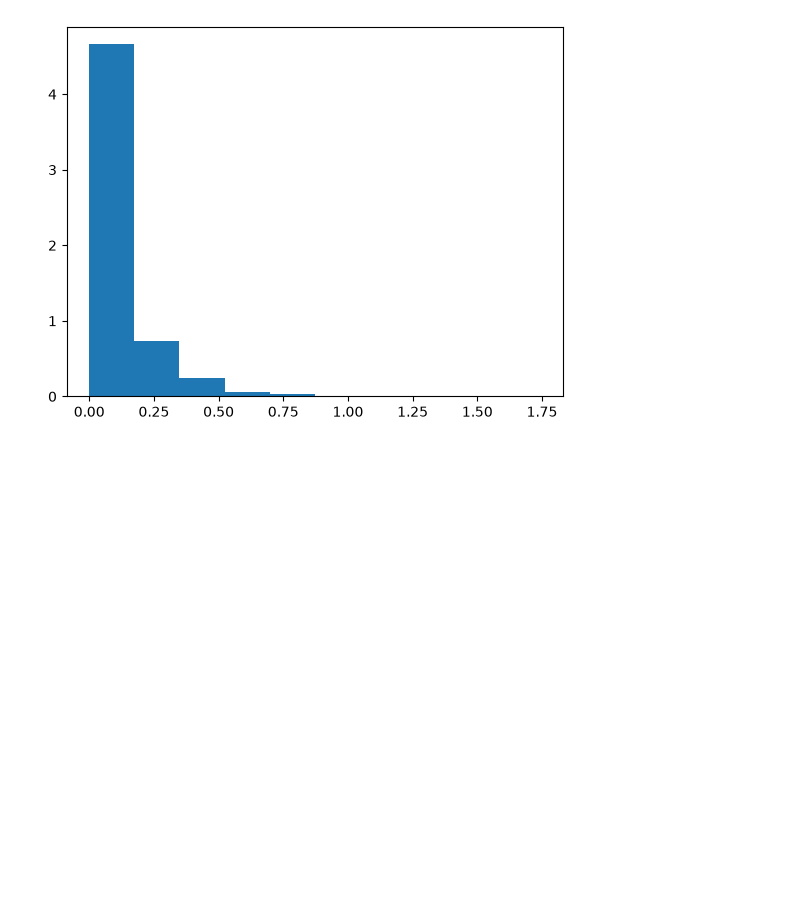
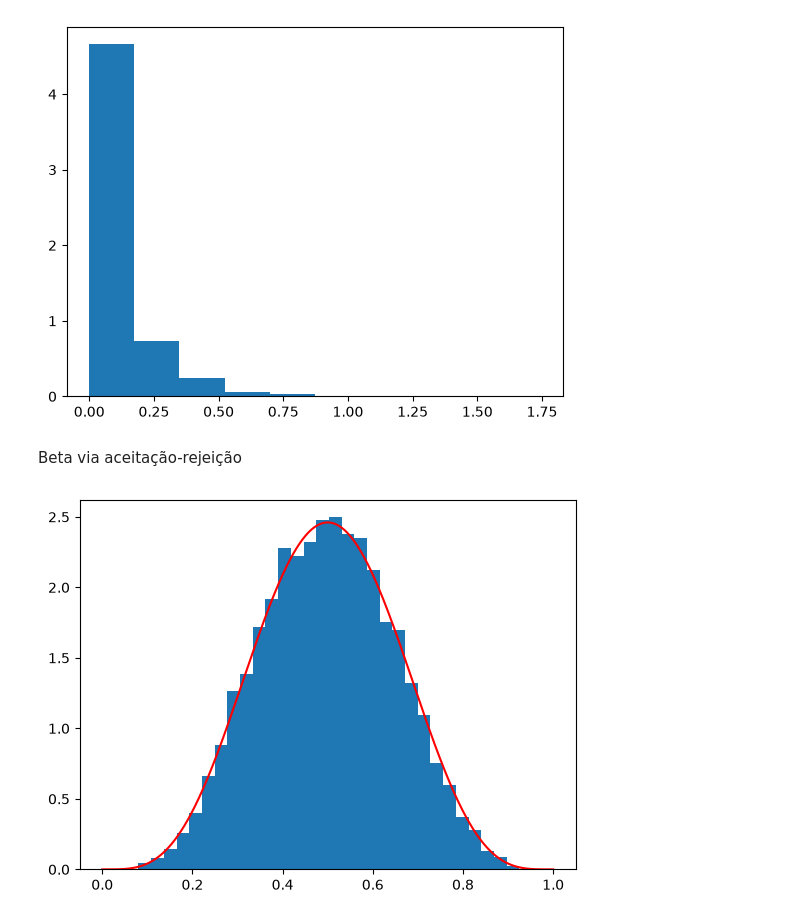
Before and after one commit to SilverPhone784/Prog-Estat, a Jupyter notebook: distribuicoes.ipynb, the cells around one changed output. Saved outputs shown, nothing was run; the diff lists cells and outputs as text; code cells hidden in the pictures; blank space fills up the shorter version.

Commit message:
Adicionada distribuição beta

```diff
--- a/distribuicoes.ipynb
+++ b/distribuicoes.ipynb
@@ -381,3 +381,37 @@ plt.hist(dados, density=True)
 plt.show()
 # %% [output]
 [figure]
+# %% [markdown]
+Beta via aceitação-rejeição
+# %%
+alpha = 5
+beta = 5
+
+def f_beta(x, alpha, beta):
+  return math.gamma(alpha + beta)/(math.gamma(alpha)*math.gamma(beta)) * x**(alpha-1) * (1-x)**(beta-1)
+
+def beta(alpha, beta, M):
+    valor = []
+    for x in np.linspace(0, 1, M):
+        valor.append(f_beta(x, alpha, beta))
+
+    c = np.max(valor)+0.05
+
+    amostra = []
+
+    while len(amostra) < 10_000:
+        u = np.random.uniform()
+        y = np.random.uniform()
+
+        if(u < f_beta(y, alpha, beta)/c):
+            amostra.append(y)
+
+    return amostra
+
+dados = beta(5, 5, 10_000)
+
+plt.hist(dados, density=True, bins=30)
+plt.plot(np.linspace(0, 1, 10_000), valor, color='red')
+plt.show()
+# %% [output]
+[figure, added]
```
Also changed, not shown: parts of 2 cells of this notebook.
